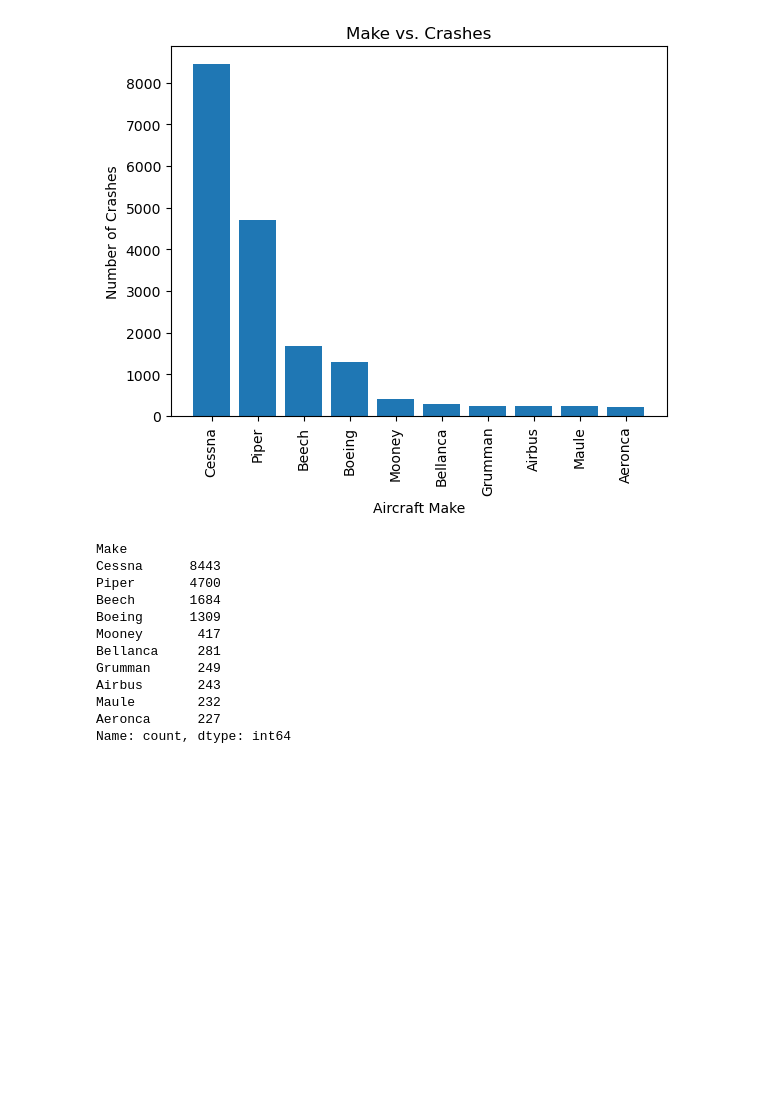
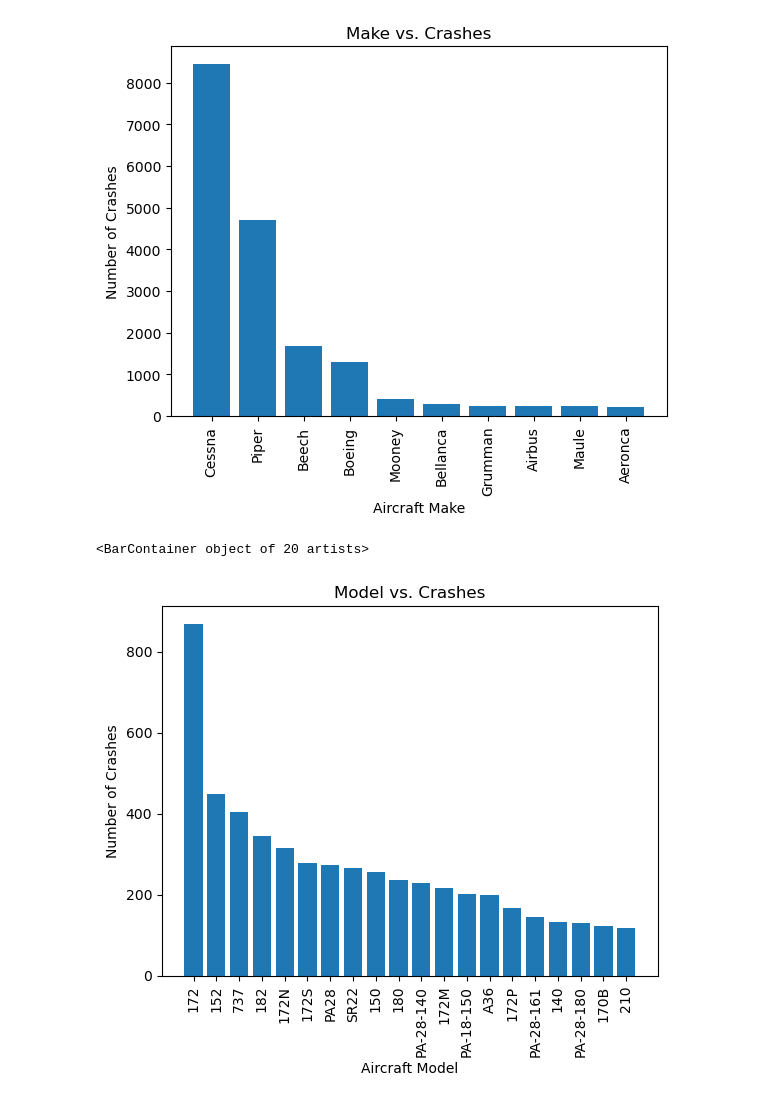
Before and after one commit to Gfatouras/Project-1, a Jupyter notebook: Project1_Master.ipynb, the cells around one changed output. Cells and saved outputs as stored; diff of their text form; code cells hidden in the pictures; blank space fills up the shorter version.

```diff
--- a/Project1_Master.ipynb
+++ b/Project1_Master.ipynb
@@ -81,20 +81,12 @@ plt.bar(make_crash.index[:10],make_crash.values[:10])
 <BarContainer object of 10 artists>
 [figure]
 # %%
-make_counts = df['Make'].value_counts()
-
-make_counts = make_counts.sort_values(ascending = False)
-make_counts[:10]
+make_counts = df["Model"].value_counts()
+plt.xlabel("Aircraft Model")
+plt.ylabel("Number of Crashes")
+plt.title("Model vs. Crashes")
+plt.tick_params(axis='x', labelrotation=90)
+plt.bar(make_counts.index[:20],make_counts.values[:20])
 # %% [output]
-Make
-Cessna      8443
-Piper       4700
-Beech       1684
-Boeing      1309
-Mooney       417
-Bellanca     281
-Grumman      249
-Airbus       243
-Maule        232
-Aeronca      227
-Name: count, dtype: int64
+<BarContainer object of 20 artists>
+[figure, added]
```
Also changed, not shown: parts of 1 cell of this notebook.
